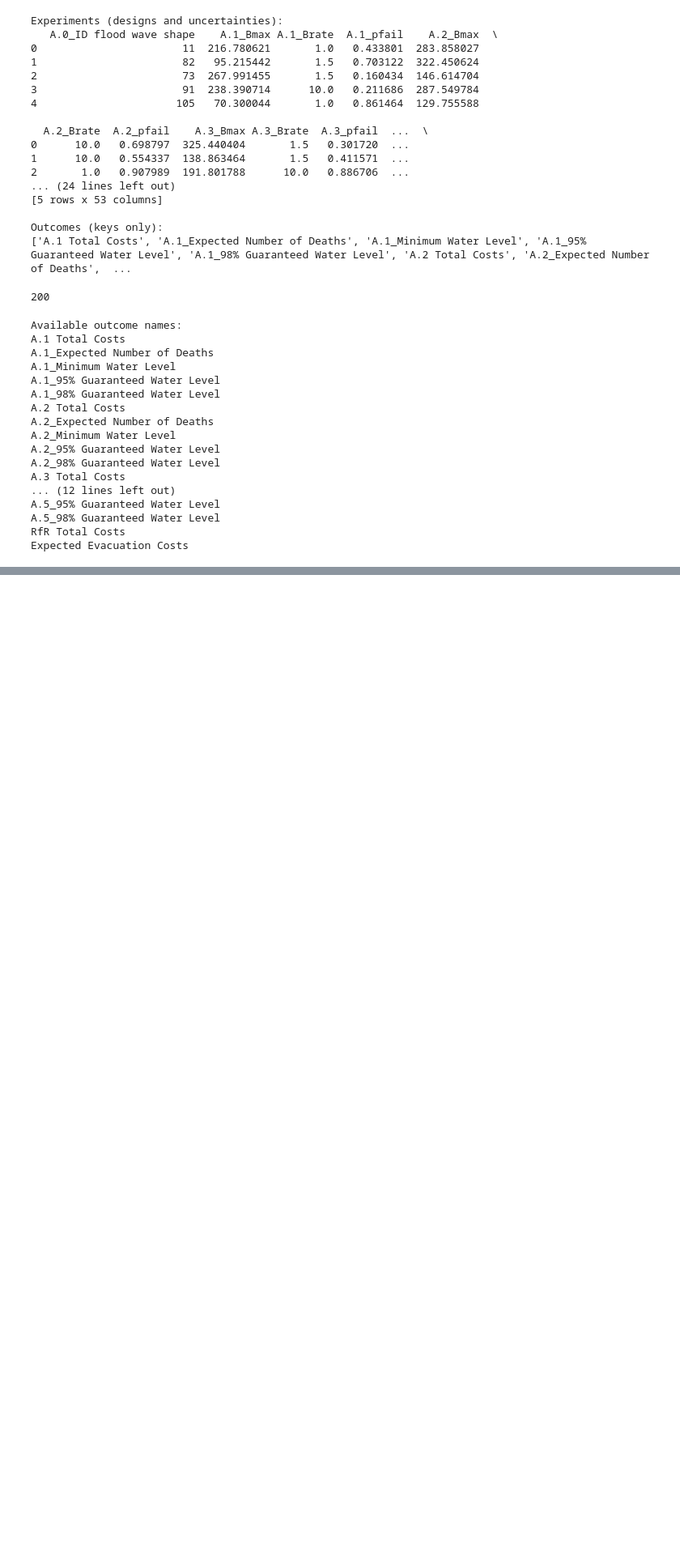
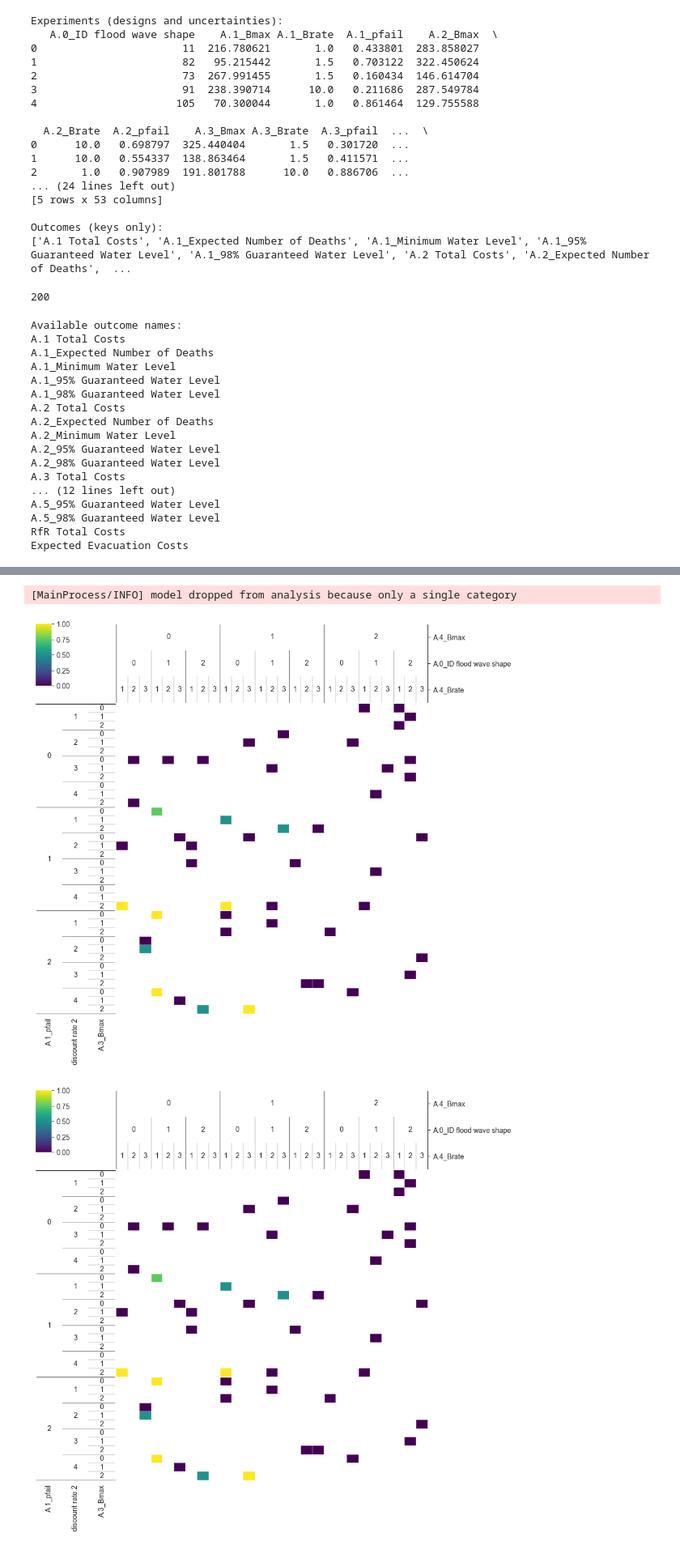
Before and after one commit to daniela1998/MBDM-Group-1, a Jupyter notebook: PRIM.ipynb, the cells around one changed output, grey strips where cells are left out. Shown at 81% size. Drawn from its saved outputs; the diff is of its cells as text; code cells hidden in the pictures; blank space fills up the shorter version.

```diff
--- a/PRIM.ipynb
+++ b/PRIM.ipynb
@@ -106,0 +177,6 @@ IndexError: single positional indexer is out-of-bounds
+# %%
+dimensional_stacking.create_pivot_plot(experiments, target)
+# %% [output]
+[MainProcess/INFO] model dropped from analysis because only a single category
+[figure, added]
+[figure, added]
```
Also changed, not shown: parts of 7 cells of this notebook.
